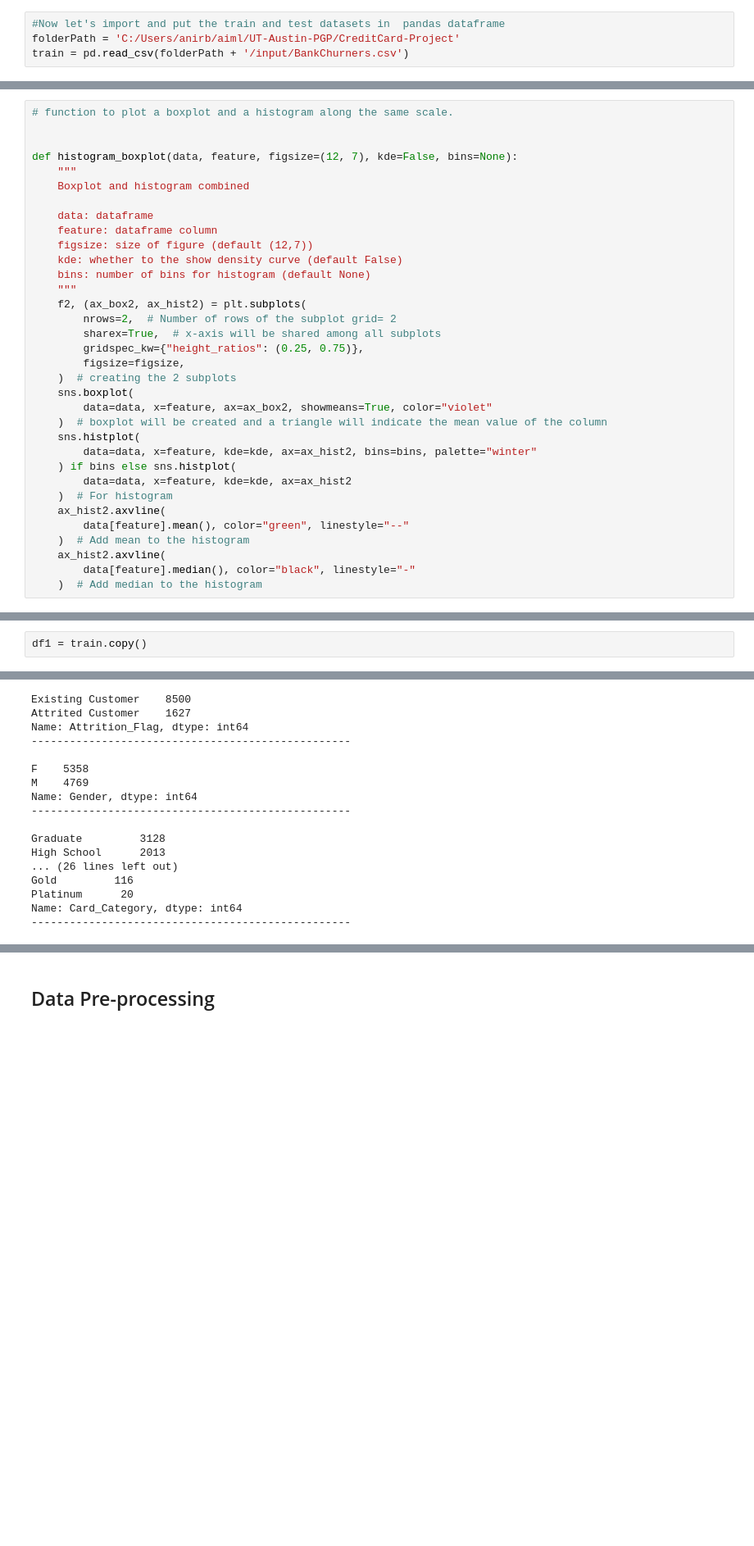
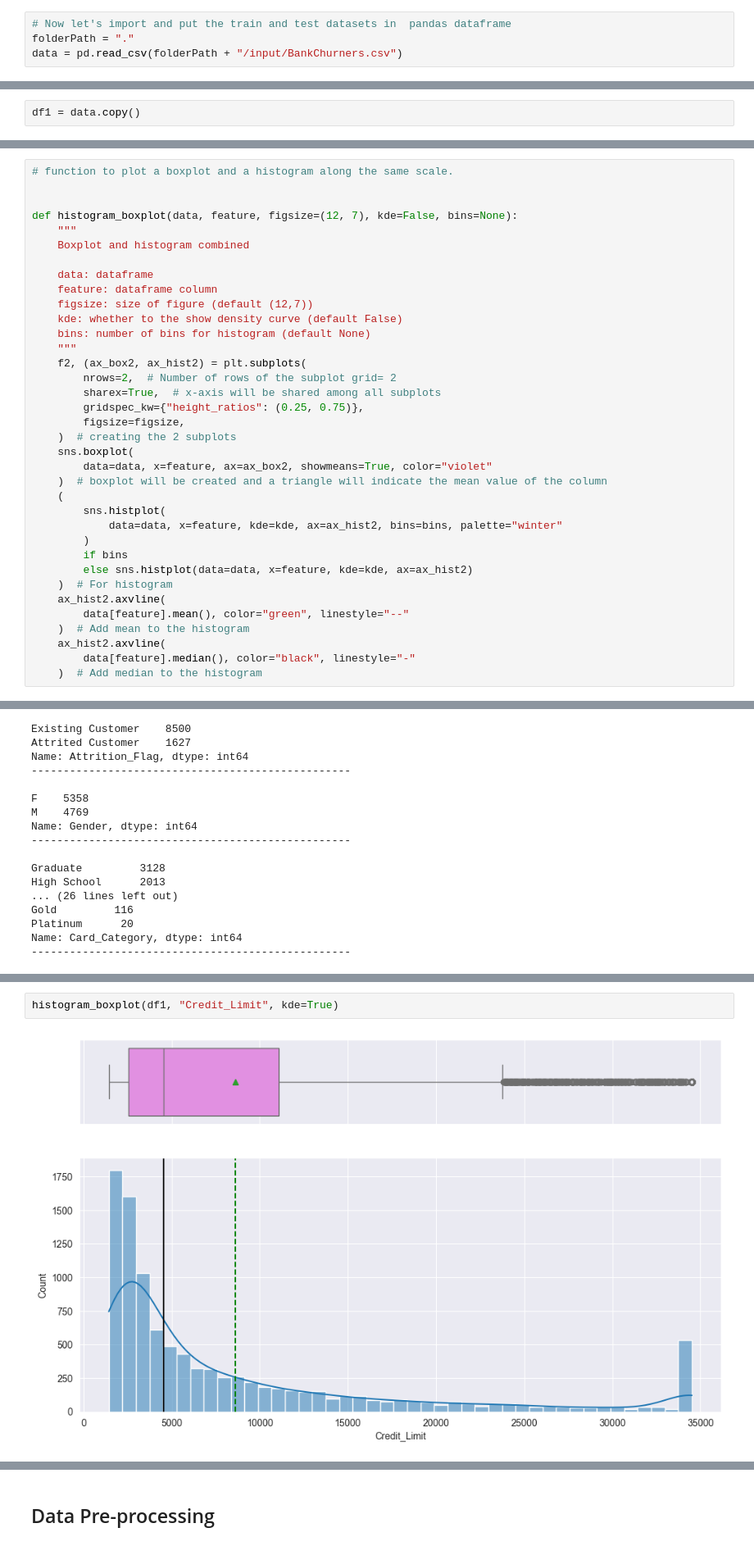
Before and after one commit to anirbanbagchi1979/aiml, a Jupyter notebook: UT-Austin-PGP/CreditCard-Project/Credit Card Users Churn Prediction_v1.ipynb, the cells around one changed output, grey strips where cells are left out. Shown at 82% size. Cells and saved outputs as stored; diff of their text form; blank space fills up the shorter version.

```diff
--- a/UT-Austin-PGP/CreditCard-Project/Credit Card Users Churn Prediction_v1.ipynb
+++ b/UT-Austin-PGP/CreditCard-Project/Credit Card Users Churn Prediction_v1.ipynb
@@ -121,9 +131,9 @@ from subprocess import check_output
 # %% [markdown]
 ## Loading the dataset
 # %%
-#Now let's import and put the train and test datasets in  pandas dataframe
-folderPath = 'C:/Users/anirb/aiml/UT-Austin-PGP/CreditCard-Project'
-train = pd.read_csv(folderPath + '/input/BankChurners.csv')
+# Now let's import and put the train and test datasets in  pandas dataframe
+folderPath = "."
+data = pd.read_csv(folderPath + "/input/BankChurners.csv")
 # %% [markdown]
 ## Data Overview
 # %% [markdown]
@@ -172,6 +182,8 @@ train.duplicated().sum()
 4. How does the change in transaction amount between Q4 and Q1 (`total_ct_change_Q4_Q1`) vary by the customer's account status (`Attrition_Flag`)?
 5. How does the number of months a customer was inactive in the last 12 months (`Months_Inactive_12_mon`) vary by the customer's account status (`Attrition_Flag`)?
 6. What are the attributes that have a strong correlation with each other?
+# %%
+df1 = data.copy()
 # %% [markdown]
 #### The below functions need to be defined to carry out the Exploratory Data Analysis.
 # %%
@@ -197,10 +209,12 @@ def histogram_boxplot(data, feature, figsize=(12, 7), kde=False, bins=None):
     sns.boxplot(
         data=data, x=feature, ax=ax_box2, showmeans=True, color="violet"
     )  # boxplot will be created and a triangle will indicate the mean value of the column
-    sns.histplot(
-        data=data, x=feature, kde=kde, ax=ax_hist2, bins=bins, palette="winter"
-    ) if bins else sns.histplot(
-        data=data, x=feature, kde=kde, ax=ax_hist2
+    (
+        sns.histplot(
+            data=data, x=feature, kde=kde, ax=ax_hist2, bins=bins, palette="winter"
+        )
+        if bins
+        else sns.histplot(data=data, x=feature, kde=kde, ax=ax_hist2)
     )  # For histogram
     ax_hist2.axvline(
         data[feature].mean(), color="green", linestyle="--"
@@ -379,8 +413,6 @@ Data columns (total 21 columns):
  20  Avg_Utilization_Ratio     10127 non-null  float64
 dtypes: float64(5), int64(10), object(6)
 memory usage: 1.6+ MB
-# %%
-df1 = train.copy()
 # %%
 df1.head()
 # %% [output]
@@ -476,0 +519,4 @@ for colname in df1.dtypes.index:
+# %%
+histogram_boxplot(df1, "Credit_Limit", kde=True)
+# %% [output]
+[figure, added]
```
Also changed, not shown: parts of 169 cells of this notebook, 1 other file.
